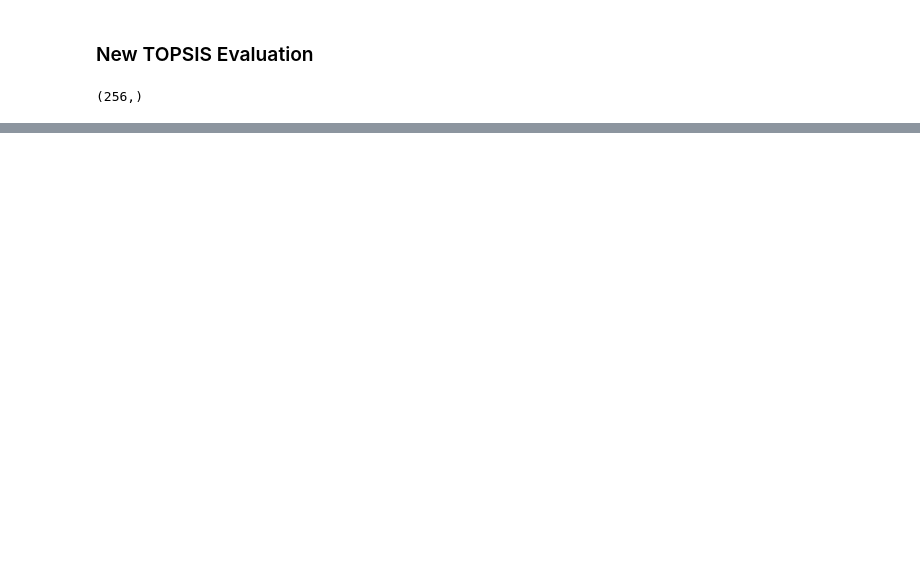
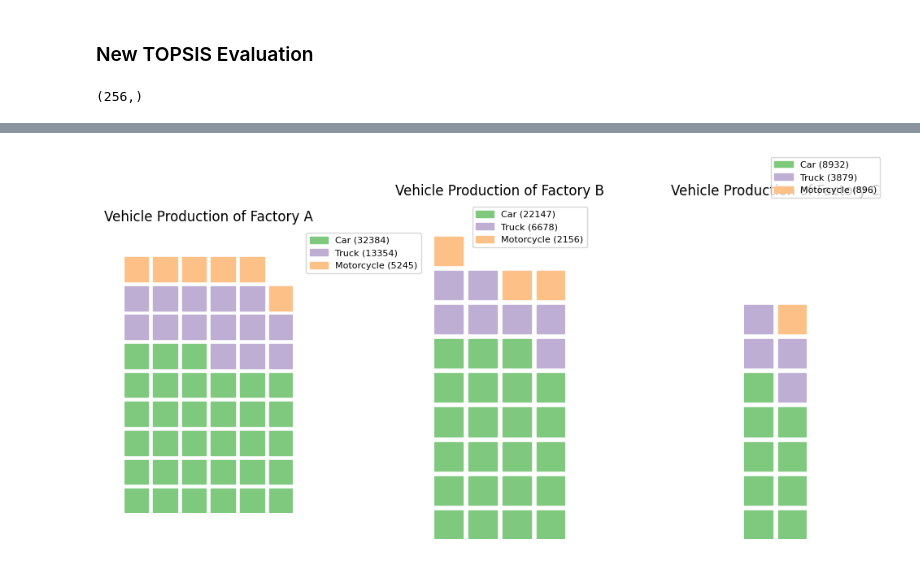
Before and after one commit to MateoBarrera/ResearchDev, a Jupyter notebook: analysis_result/data_exploration_01.ipynb, the cells around one changed output, grey strips where cells are left out. Cells and saved outputs as stored; diff of their text form; code cells hidden in the pictures; blank space fills up the shorter version.

```diff
--- a/analysis_result/data_exploration_01.ipynb
+++ b/analysis_result/data_exploration_01.ipynb
@@ -409,0 +515,66 @@ top_fifteen
+# %%
+from pywaffle import Waffle
+
+# Datos de ejemplo para los ciclones por año y tipo
+data = pd.DataFrame(
+    {
+        "labels": ["Car", "Truck", "Motorcycle"],
+        "Factory A": [32384, 13354, 5245],
+        "Factory B": [22147, 6678, 2156],
+        "Factory C": [8932, 3879, 896],
+    },
+).set_index("labels")
+
+fig = plt.figure(
+    FigureClass=Waffle,
+    plots={
+        131: {
+            "values": data["Factory A"]
+            / 1000,  # Convert actual number to a reasonable block number
+            "labels": [f"{k} ({v})" for k, v in data["Factory A"].items()],
+            "legend": {"loc": "best", "bbox_to_anchor": (1.05, 1), "fontsize": 8},
+            "title": {
+                "label": "Vehicle Production of Factory A",
+                "loc": "center",
+                "fontsize": 12,
+            },
+            "vertical": True,
+        },
+        132: {
+            "values": data["Factory B"] / 1000,
+            "labels": [f"{k} ({v})" for k, v in data["Factory B"].items()],
+            "legend": {"loc": "best", "bbox_to_anchor": (1.2, 1), "fontsize": 8},
+            "title": {
+                "label": "Vehicle Production of Factory B",
+                "loc": "center",
+                "fontsize": 12,
+            },
+            "vertical": True,
+        },
+        133: {
+            "values": data["Factory C"] / 1000,
+            "labels": [f"{k} ({v})" for k, v in data["Factory C"].items()],
+            "legend": {
+                "loc": "lower center",
+                "bbox_to_anchor": (1.3, 1),
+                "fontsize": 8,
+            },
+            "title": {
+                "label": "Vehicle Production of Factory C",
+                "loc": "center",
+                "fontsize": 12,
+            },
+            "vertical": True,
+        },
+    },
+    rows=10,  # Outside parameter applied to all subplots, same as below
+    cmap_name="Accent",  # Change color with cmap
+    rounding_rule="ceil",  # Change rounding rule, so value less than 1000 will still have at least 1 block
+    figsize=(10, 5),
+)
+
+
+# Mostrar el gráfico
+plt.show()
+# %% [output]
+[figure, added]
```
Also changed, not shown: parts of 9 cells of this notebook, 4 other files.
